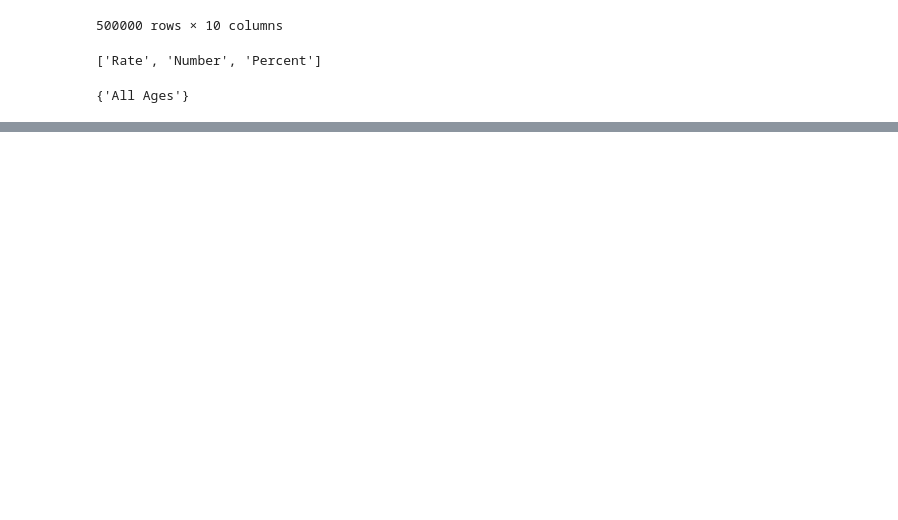
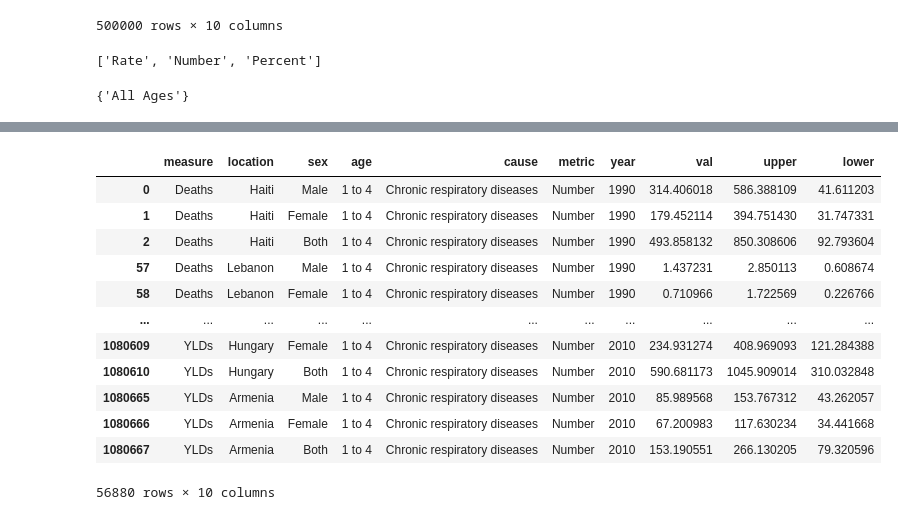
Before and after one commit to 1-1is0/air_pollution_effect, a Jupyter notebook: get_data.ipynb, the cells around one changed output, grey strips where cells are left out. Saved outputs shown, nothing was run; the diff lists cells and outputs as text; code cells hidden in the pictures; blank space fills up the shorter version.

```diff
--- a/get_data.ipynb
+++ b/get_data.ipynb
@@ -359 +383,3 @@ l
+# %%
+g_plus = '/home/amir/big_storage/datasets/test33/IHME-GDB-plus.csv'
 # %%
@@ -402,0 +417,3 @@ df.to_csv("GDB.csv", index=False)
+# %%
+
+df_plus = pd.read_csv(g_plus)
@@ -402,0 +439,4 @@ df.to_csv("GDB.csv", index=False)
+# %%
+# [, , 'DALYs (Disability-Adjusted Life Years)'], ['YLLs', 'YLDs', 'DALYs']
+
+df_plus.measure = df_plus.measure.str.replace('YLLs (Years of Life Lost)', 'YLLs', regex=False).str.replace('DALYs (Disability-Adjusted Life Years)', 'DALYs', regex=False).str.replace('YLDs (Years Lived with Disability)', 'YLDs', regex=False)
@@ -402,0 +513,28 @@ df.to_csv("GDB.csv", index=False)
+# %%
+first = df_plus[df_plus.age=='1 to 4']
+# %%
+for index, row in first.iterrows():
+    df_plus[
+        df_plus.age
+        == "5 to 9" & df_plus.age.measuer
+        == row.measuer & df_plus.location
+        == row.location & df_plus.sex
+        == row.sex & df_plus.causes
+        == row.cause & df_plus.year
+        == row.year & df_plus.metric
+        == row.metric
+    ]
+# %% [output]
+|  | measure | location | sex | age | cause | metric | year | val | upper | lower |
+| 0 | Deaths | Haiti | Male | 1 to 4 | Chronic respiratory diseases | Number | 1990 | 314.406018 | 586.388109 | 41.611203 |
+| 1 | Deaths | Haiti | Female | 1 to 4 | Chronic respiratory diseases | Number | 1990 | 179.452114 | 394.751430 | 31.747331 |
+| 2 | Deaths | Haiti | Both | 1 to 4 | Chronic respiratory diseases | Number | 1990 | 493.858132 | 850.308606 | 92.793604 |
+| 57 | Deaths | Lebanon | Male | 1 to 4 | Chronic respiratory diseases | Number | 1990 | 1.437231 | 2.850113 | 0.608674 |
+| 58 | Deaths | Lebanon | Female | 1 to 4 | Chronic respiratory diseases | Number | 1990 | 0.710966 | 1.722569 | 0.226766 |
+| ... | ... | ... | ... | ... | ... | ... | ... | ... | ... | ... |
+| 1080609 | YLDs | Hungary | Female | 1 to 4 | Chronic respiratory diseases | Number | 2010 | 234.931274 | 408.969093 | 121.284388 |
+| 1080610 | YLDs | Hungary | Both | 1 to 4 | Chronic respiratory diseases | Number | 2010 | 590.681173 | 1045.909014 | 310.032848 |
+| 1080665 | YLDs | Armenia | Male | 1 to 4 | Chronic respiratory diseases | Number | 2010 | 85.989568 | 153.767312 | 43.262057 |
+| 1080666 | YLDs | Armenia | Female | 1 to 4 | Chronic respiratory diseases | Number | 2010 | 67.200983 | 117.630234 | 34.441668 |
+| 1080667 | YLDs | Armenia | Both | 1 to 4 | Chronic respiratory diseases | Number | 2010 | 153.190551 | 266.130205 | 79.320596 |
+56880 rows × 10 columns
```
Also changed, not shown: parts of 18 cells of this notebook, 2 other files.
